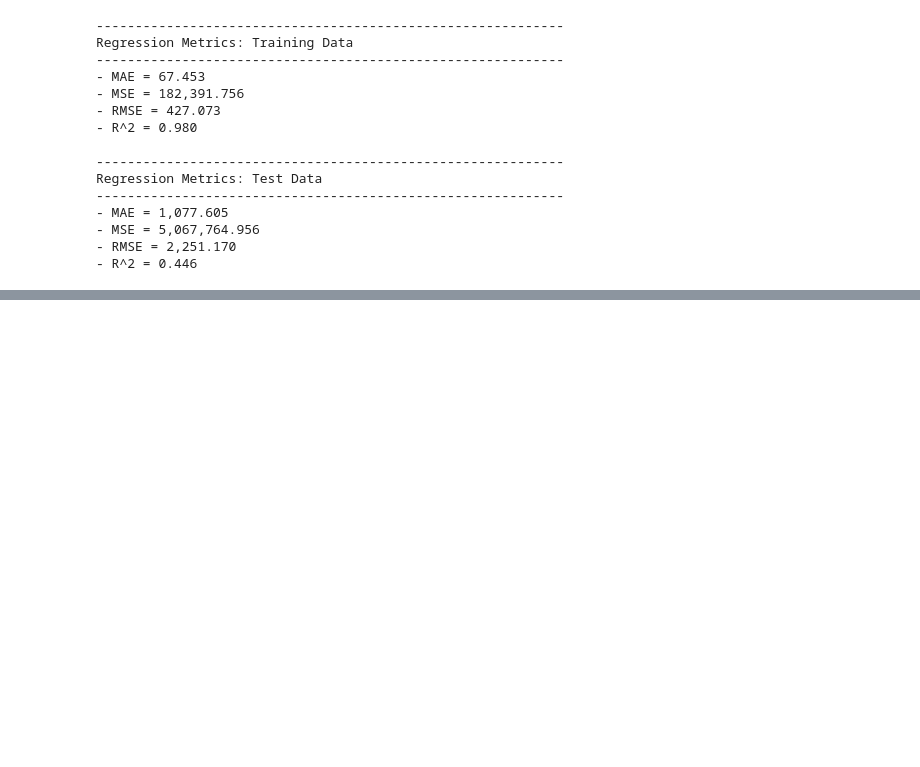
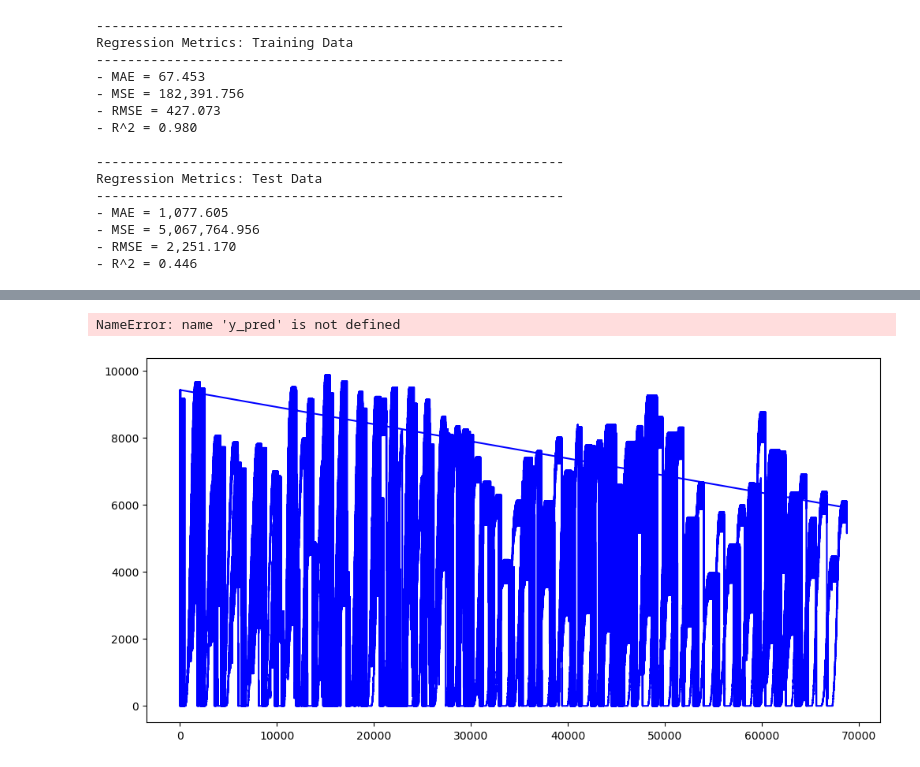
Before and after one commit to clovestad/-production_predictions, a Jupyter notebook: Production_predictions.ipynb, the cells around one changed output, grey strips where cells are left out. Cells and saved outputs as stored; diff of their text form; code cells hidden in the pictures; blank space fills up the shorter version.

```diff
--- a/Production_predictions.ipynb
+++ b/Production_predictions.ipynb
@@ -243,0 +293,16 @@ Regression Metrics: Test Data
+# %%
+
+plt.figure(figsize=(12, 6))  # Adjust the figure size as needed
+plt.plot(df.index, df['DAILY_YIELD'], label='Actual Daily Output', color='b')
+
+# Create a line plot for the predicted daily output
+plt.plot(df.index, y_pred, label='Predicted Daily Output', color='r')
+
+plt.xlabel('Date')
+plt.ylabel('Daily Output')
+plt.title('Actual vs. Predicted Daily Output Over Time')
+plt.legend()
+plt.grid(True)
+# %% [output]
+NameError: name 'y_pred' is not defined
+[figure, added]
```
Also changed, not shown: parts of 9 cells of this notebook.
